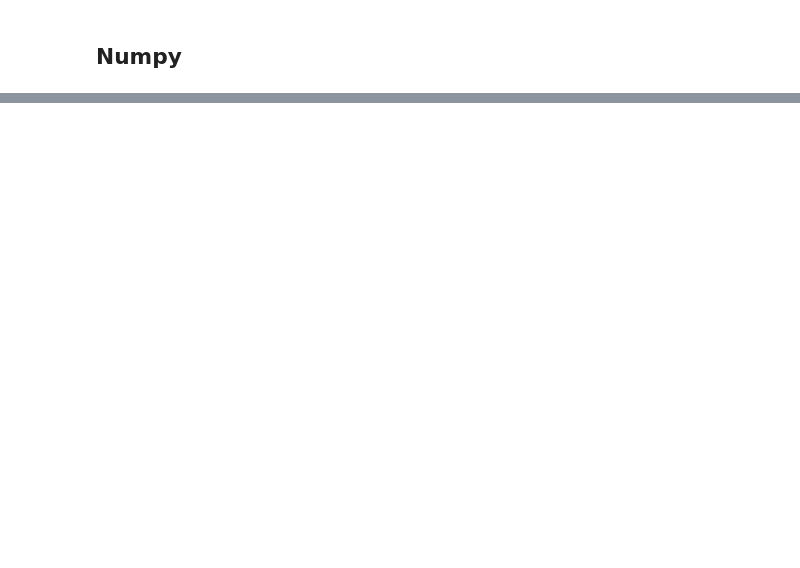
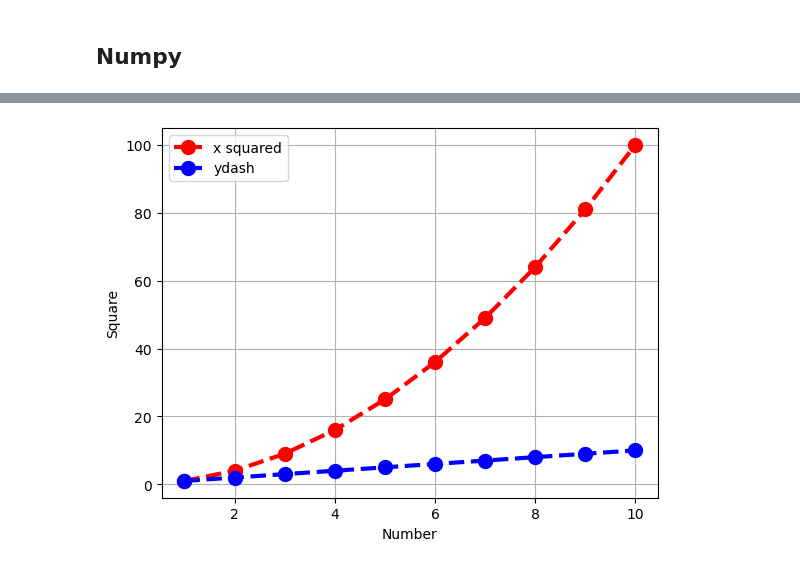
Before and after one commit to sandeepshakya2019/DeepLearning-basic-to-advanced, a Jupyter notebook: Code/DataAnalysis/index.ipynb, the cells around one changed output, grey strips where cells are left out. Drawn from its saved outputs; the diff is of its cells as text; code cells hidden in the pictures; blank space fills up the shorter version.

```diff
--- a/Code/DataAnalysis/index.ipynb
+++ b/Code/DataAnalysis/index.ipynb
@@ -2,0 +300,4 @@
+# %%
+x = np.array([1, 2, 3, 4, 5, 6, 7, 8, 9,10])
+y = x ** 2
+ydash = x
@@ -2,0 +309,11 @@
+# %%
+plt.plot(x, y, color="red", linestyle="--", marker="o", linewidth=3, markersize=10, label="x squared")
+plt.plot(x, ydash, color="blue", linestyle="--", marker="o", linewidth=3, markersize=10, label="ydash")
+
+plt.grid()
+plt.xlabel("Number")
+plt.ylabel("Square")
+plt.legend()  # ✅ Add this line to show legend
+plt.show()
+# %% [output]
+[figure, added]
```
Also changed, not shown: parts of 71 cells of this notebook, 26 other files.
